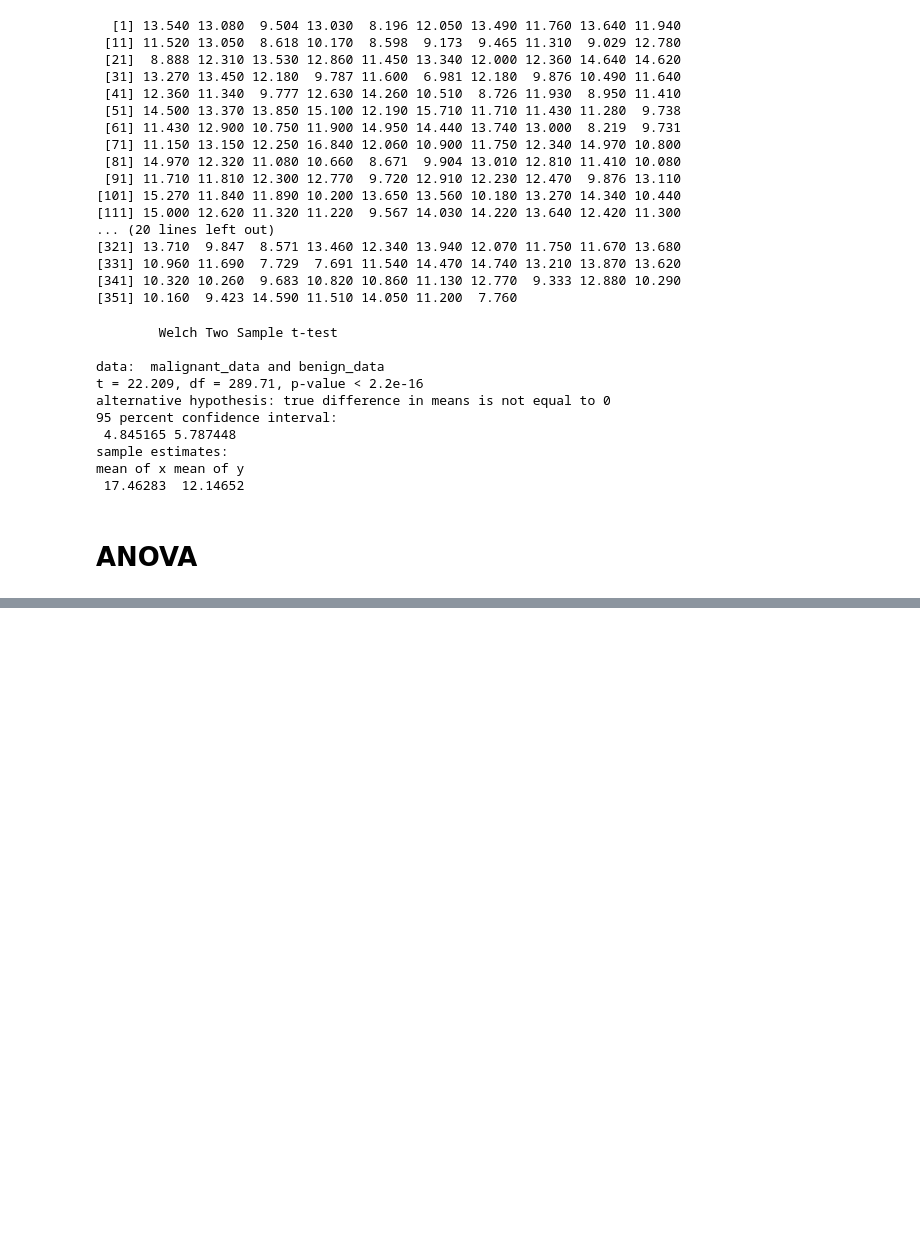
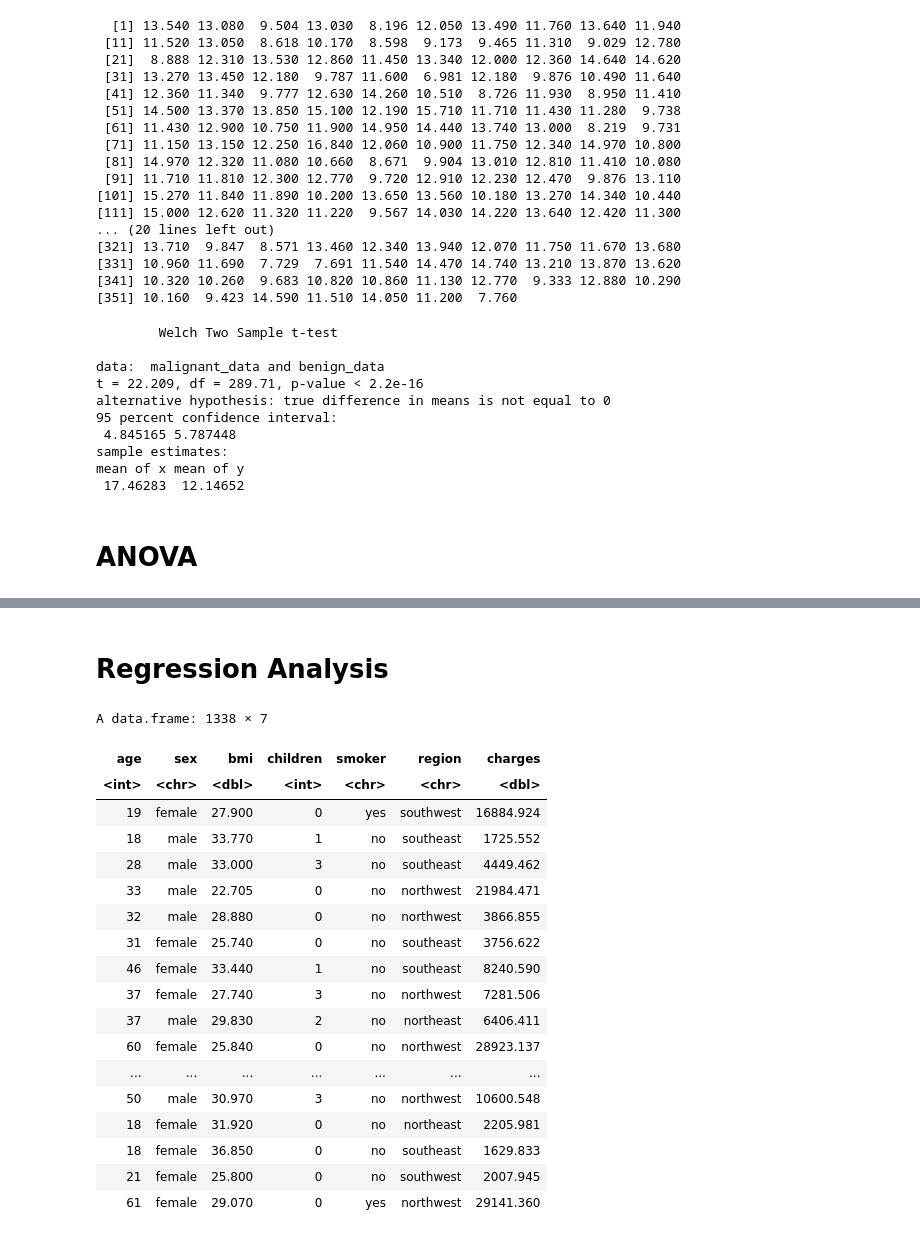
Before and after one commit to jesschannn/datasci_5_statistics, a Jupyter notebook: data_5_r.ipynb, the cells around one changed output, grey strips where cells are left out. Saved outputs shown, nothing was run; the diff lists cells and outputs as text; code cells hidden in the pictures; blank space fills up the shorter version.

```diff
--- a/data_5_r.ipynb
+++ b/data_5_r.ipynb
@@ -177,0 +213,2 @@ ERROR: ignored
+# %% [markdown]
+# Regression Analysis
@@ -177,0 +217,23 @@ ERROR: ignored
+# %%
+df4 <- read.csv("insurance.csv")
+df4
+# %% [output]
+A data.frame: 1338 × 7
+| age | sex | bmi | children | smoker | region | charges |
+| <int> | <chr> | <dbl> | <int> | <chr> | <chr> | <dbl> |
+| 19 | female | 27.900 | 0 | yes | southwest | 16884.924 |
+| 18 | male | 33.770 | 1 | no | southeast | 1725.552 |
+| 28 | male | 33.000 | 3 | no | southeast | 4449.462 |
+| 33 | male | 22.705 | 0 | no | northwest | 21984.471 |
+| 32 | male | 28.880 | 0 | no | northwest | 3866.855 |
+| 31 | female | 25.740 | 0 | no | southeast | 3756.622 |
+| 46 | female | 33.440 | 1 | no | southeast | 8240.590 |
+| 37 | female | 27.740 | 3 | no | northwest | 7281.506 |
+| 37 | male | 29.830 | 2 | no | northeast | 6406.411 |
+| 60 | female | 25.840 | 0 | no | northwest | 28923.137 |
+| ... | ... | ... | ... | ... | ... | ... |
+| 50 | male | 30.970 | 3 | no | northwest | 10600.548 |
+| 18 | female | 31.920 | 0 | no | northeast | 2205.981 |
+| 18 | female | 36.850 | 0 | no | southeast | 1629.833 |
+| 21 | female | 25.800 | 0 | no | southwest | 2007.945 |
+| 61 | female | 29.070 | 0 | yes | northwest | 29141.360 |
```
Also changed, not shown: parts of 9 cells of this notebook.
